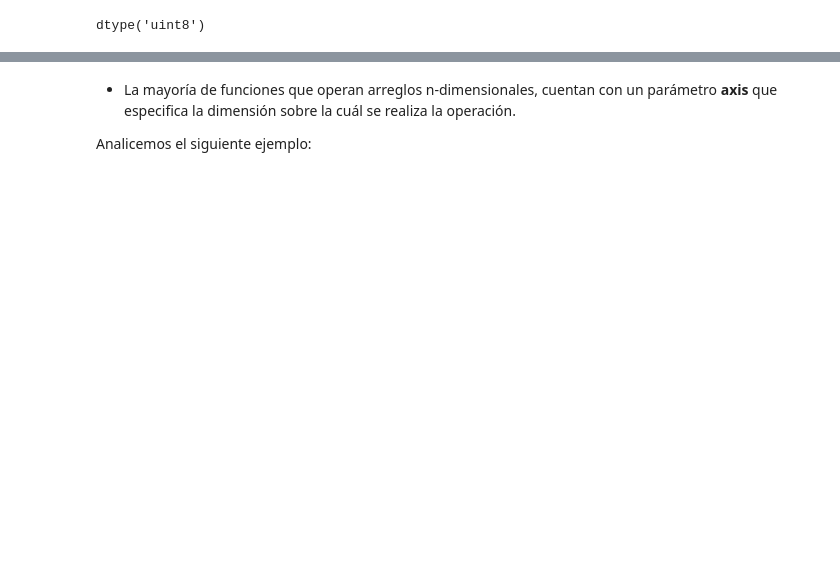
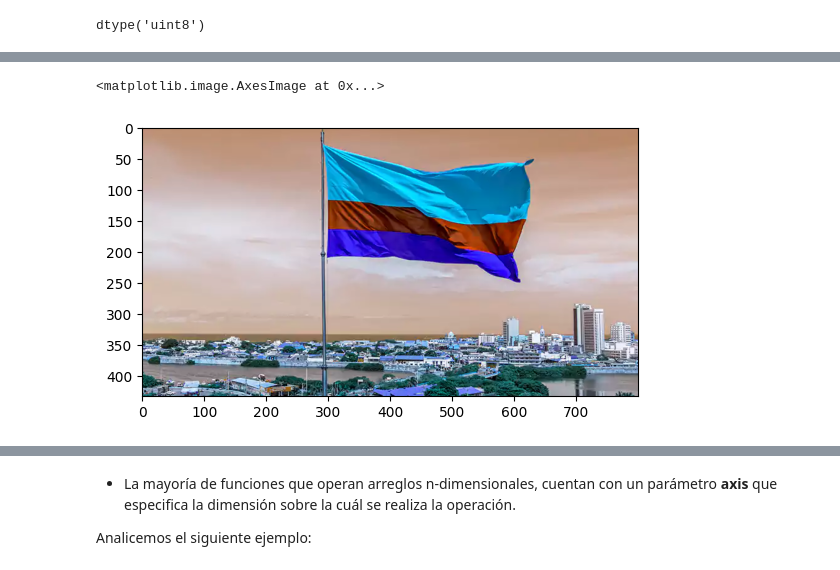
Before and after one commit to estebangonzalezITM/ProgramacionAvanzada, a Jupyter notebook: Notebooks/09_Numpy.ipynb, the cells around one changed output, grey strips where cells are left out. Saved outputs shown, nothing was run; the diff lists cells and outputs as text; code cells hidden in the pictures; blank space fills up the shorter version.

```diff
--- a/Notebooks/09_Numpy.ipynb
+++ b/Notebooks/09_Numpy.ipynb
@@ -1122,3 +997,9 @@ plt.imshow(im[:,::-1,:])
+# %%
+# Efecto "inversión de colores"
+plt.imshow(im[:,:,::-1])
+# %% [output]
+<matplotlib.image.AxesImage at 0x...>
+[figure, added]
 # %%
 # Rotación de 180º
 plt.imshow(im[::-1,::-1,:])
```
Also changed, not shown: parts of 248 cells of this notebook.
